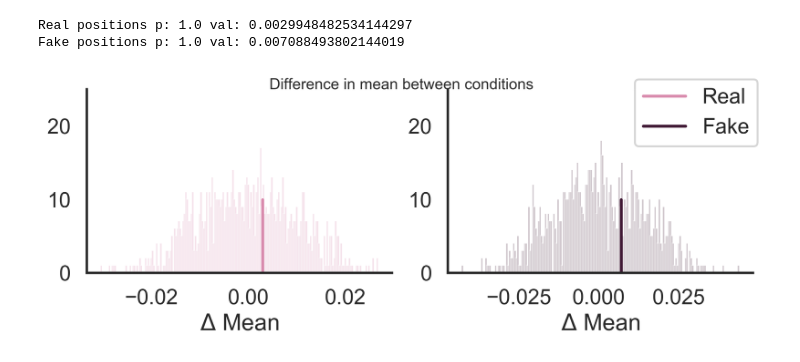
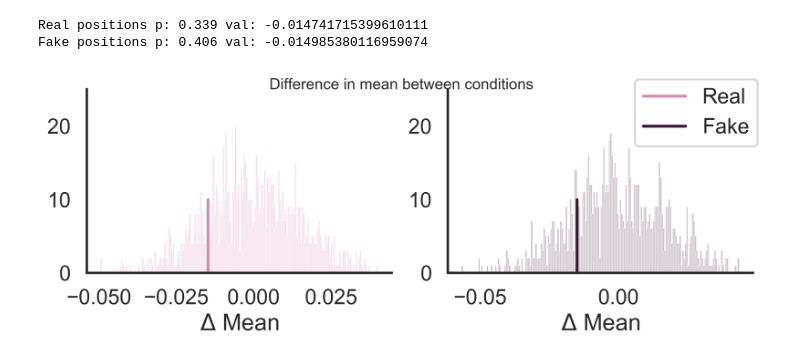
Before and after one commit to galbiati/mnk-cleaning-analysis, a Jupyter notebook: src/4 Permutation Tests.ipynb, the cells around one changed output. Drawn from its saved outputs; the diff is of its cells as text; code cells hidden in the pictures.

Commit message:
cleanup permutation nb

```diff
--- a/src/4 Permutation Tests.ipynb
+++ b/src/4 Permutation Tests.ipynb
@@ -39,15 +39,16 @@ vals = ['Black Position', 'White Position', 'Is Real', 'Num Pieces']
 
 board_set = tidy.pivot_table(index='Position ID', values=vals, aggfunc=lambda x: x.unique()[0])[vals]
 # %%
+tidy['Total Error Rate'] = tidy['Total Errors'] / 36
 tidy['Type I Rate'] = tidy['Type I Errors'] / (36 - tidy['Num Pieces'])
 tidy['Type II Rate'] = tidy['Type II Errors'] / tidy['Num Pieces']
 tidy['Type III Rate'] = tidy['Type III Errors'] / tidy['Num Pieces']
 # %%
 between_permutation_test = PermutationTestBetween(tidy, )
 
-samples, axes = between_permutation_test('Type I Rate')
+samples, axes = between_permutation_test('Total Error Rate')
 # %% [output]
-Real positions p: 1.0 val: 0.0029948482534144297
-Fake positions p: 1.0 val: 0.007088493802144019
+Real positions p: 0.339 val: -0.014741715399610111
+Fake positions p: 0.406 val: -0.014985380116959074
-[figure, old version]
+[figure, new version]
 # %%
```
Also changed, not shown: parts of 23 cells of this notebook, 1 other file.
